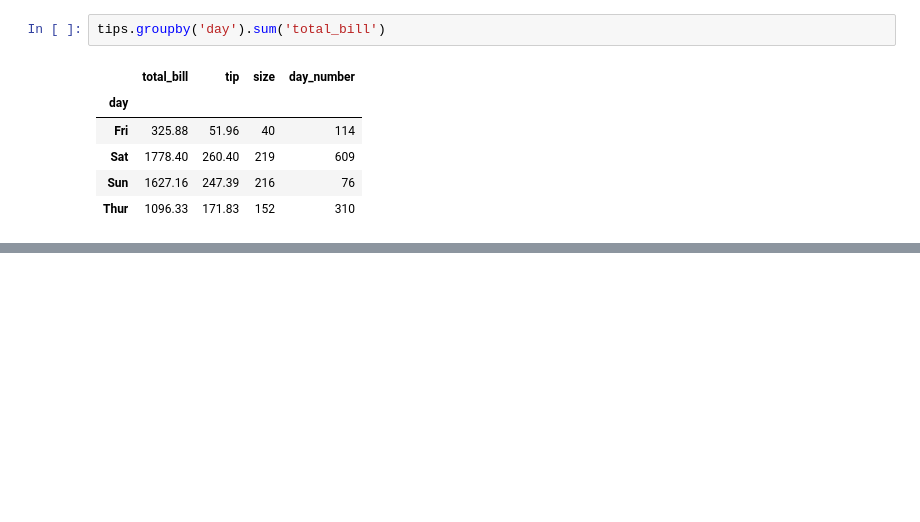
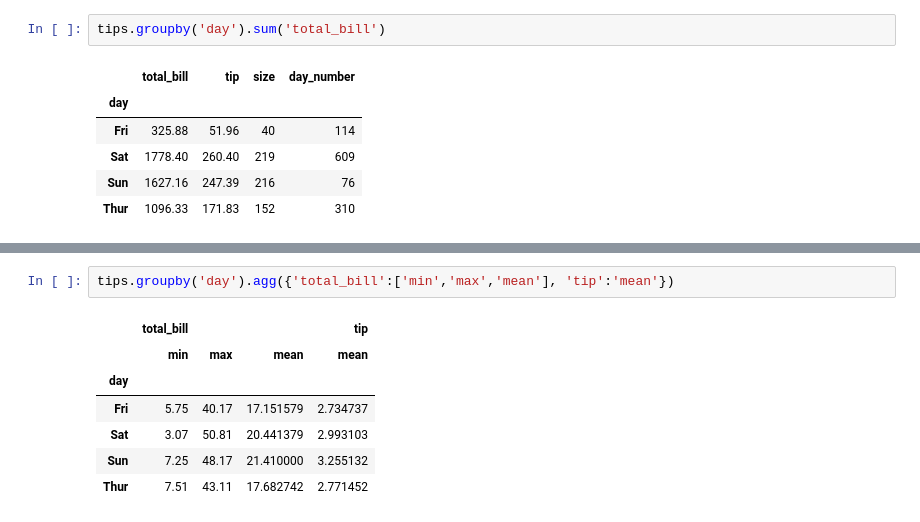
Before and after one commit to gnlins/AulaGit_Santander2024, a Jupyter notebook: notebook.ipynb, the cells around one changed output, grey strips where cells are left out. Saved outputs shown, nothing was run; the diff lists cells and outputs as text; blank space fills up the shorter version.

```diff
--- a/notebook.ipynb
+++ b/notebook.ipynb
@@ -151,0 +192,10 @@ tips.groupby('day').mean('total_bill')
+# %%
+tips.groupby('day').agg({'total_bill':['min','max','mean'], 'tip':'mean'})
+# %% [output]
+|  | total_bill |  |  | tip |
+|  | min | max | mean | mean |
+| day |  |  |  |  |
+| Fri | 5.75 | 40.17 | 17.151579 | 2.734737 |
+| Sat | 3.07 | 50.81 | 20.441379 | 2.993103 |
+| Sun | 7.25 | 48.17 | 21.410000 | 3.255132 |
+| Thur | 7.51 | 43.11 | 17.682742 | 2.771452 |
```
Also changed, not shown: parts of 5 cells of this notebook.
